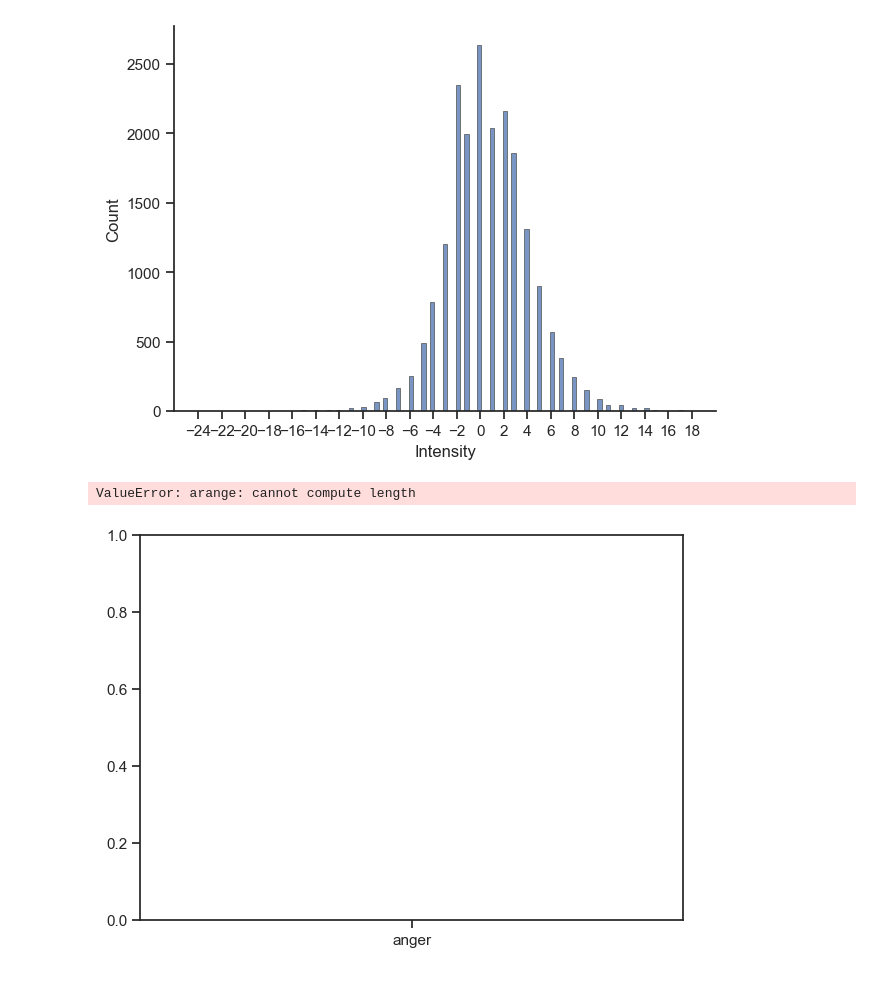
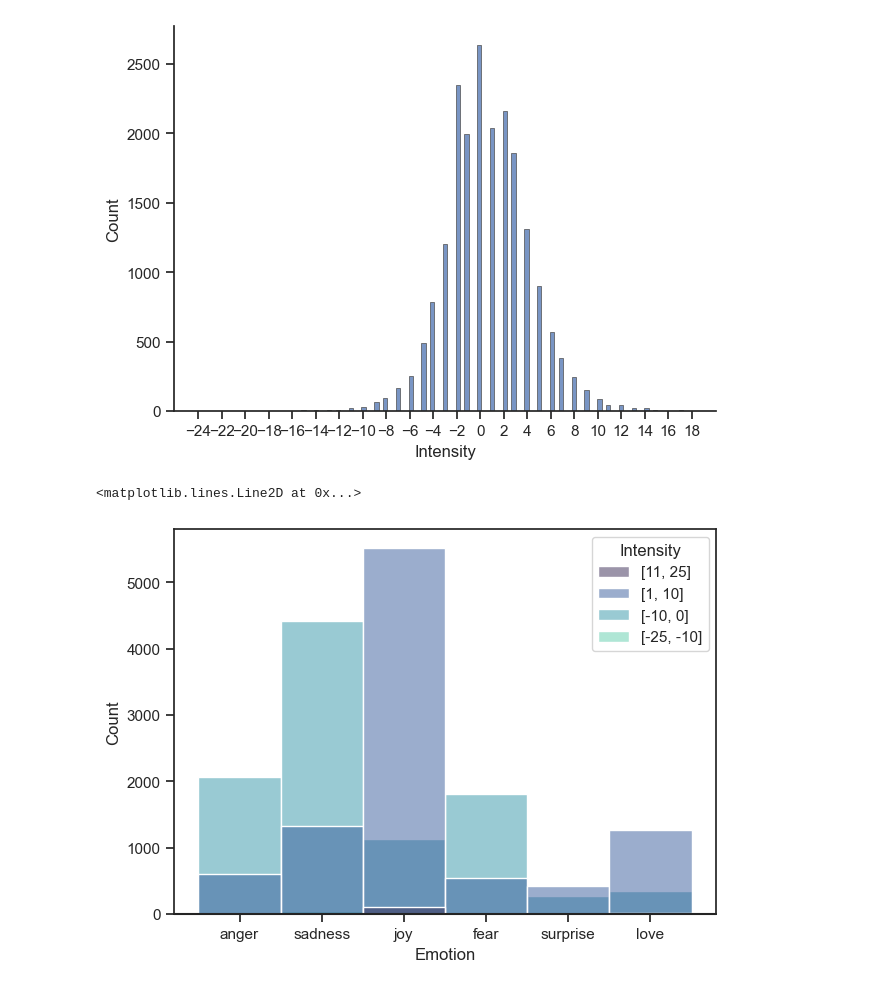
Before and after one commit to cjens00/cs39aa_project, a Jupyter notebook: project_part1.ipynb, the cells around one changed output. Saved outputs shown, nothing was run; the diff lists cells and outputs as text; code cells hidden in the pictures.

Commit message:
Data formatting process performed. Cleaned up dataset files.

```diff
--- a/project_part1.ipynb
+++ b/project_part1.ipynb
@@ -38,7 +33,7 @@ from nltk.corpus import stopwords
 [nltk_data]   Package stopwords is already up-to-date!
 # %%
 # Read the datasets into Pandas DataFrame objects from CSV
-statements = pd.read_csv("dataset/Statements/Data-all.csv")
+statements = pd.read_csv("dataset/Statements/statements.csv")
 lexicon = pd.read_csv("dataset/Lexicons/afinn.csv")
 # %%
 # Create a dictionary from lexicon to help accelerate computation
@@ -89,10 +84,11 @@ grpByIntensStmts.Intensity = grpByIntensStmts.Intensity.apply(regroupIntensity)
 # %%
 # Set up the matplotlib figure
 f, ax1 = plt.subplots(figsize=(7, 5))
 
 # Generate some sequential data
-sns.histplot(data=grpByIntensStmts, x="Emotion", hue="Intensity", palette="mako", ax=ax1, hue_order=[regroupIntensity(x) for x in [15, 5, -5, -15]])
+sns.histplot(data=grpByIntensStmts, x="Emotion", hue="Intensity", palette="mako",
+             ax=ax1, hue_order=[regroupIntensity(x) for x in [15, 5, -5, -15]])
 ax1.axhline(0, color="k", clip_on=False)
 # %% [output]
-ValueError: arange: cannot compute length
+<matplotlib.lines.Line2D at 0x...>
-[figure, old version]
+[figure, new version]
```
Also changed, not shown: parts of 1 cell of this notebook, 8 other files.
